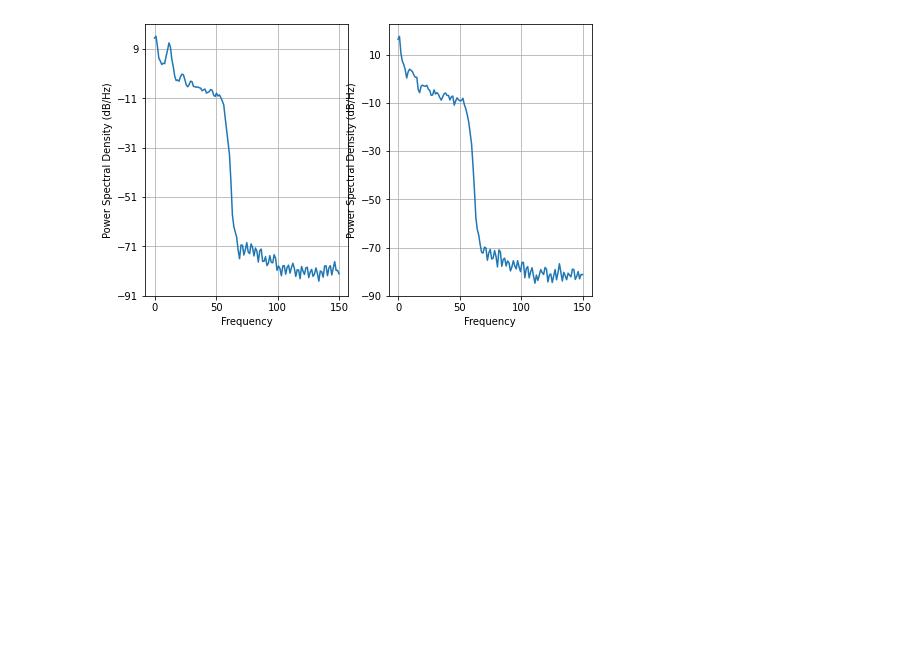
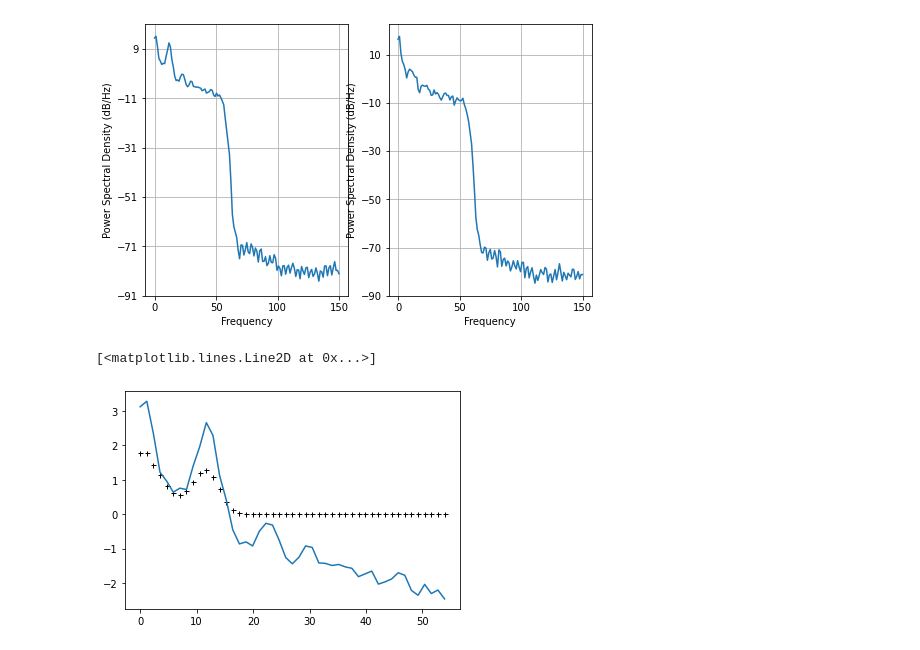
Before and after one commit to AraiKensuke/FitSpectrum, a Jupyter notebook: FitPowerSpec.ipynb, the cells around one changed output. Saved outputs shown, nothing was run; the diff lists cells and outputs as text; code cells hidden in the pictures; blank space fills up the shorter version.

```diff
--- a/FitPowerSpec.ipynb
+++ b/FitPowerSpec.ipynb
@@ -1,12 +1,12 @@
 # %% [markdown]
 <a href="https://colab.research.google.com/github/AraiKensuke/FitSpectrum/blob/master/FitPowerSpec.ipynb" target="_parent"><img src="https://colab.research.google.com/assets/colab-badge.svg" alt="Open In Colab"/></a>
 # %%
-!pip install nitime              #
-!pip install arviz==0.5.1        # pymc3 on Colab is v3.7.  We need old version of arviz
+#!pip install nitime              #
+#!pip install arviz==0.5.1        # pymc3 on Colab is v3.7.  We need old version of arviz
 
 import sys
 import importlib
-import buildsignal as bs
+#import buildsignal as bs
 
 if importlib.util.find_spec("FitSpectrum") is None:
   %cd /content
@@ -39,7 +39,7 @@ def do_fit_psd(f_at_obs, log_psd):
 
     error = pm.HalfNormal("error", sigma=0.3)
     ####  Gaussian noise assumed on top of a/(f+b) shape
-    gauss=pm.Deterministic('gauss',amp1*_N.exp(-0.5*(f_psd-mu1)**2/(width1**2))+amp2*_N.exp(-0.5*(f_psd-mu2)**2/(width2**2))+amp3*_N.exp(-0.5*(f_psd-mu3)**2/(width3**2))+a/(f_psd+b))
+    gauss=pm.Deterministic('gauss',amp1*_N.exp(-0.5*(f_at_obs-mu1)**2/(width1**2))+amp2*_N.exp(-0.5*(f_at_obs-mu2)**2/(width2**2))+amp3*_N.exp(-0.5*(f_at_obs-mu3)**2/(width3**2))+a/(f_at_obs+b))
 
     y =pm.Normal('y', mu=gauss, sigma=error, observed=log_psd)
 
@@ -151,3 +154,13 @@ fig.add_subplot(1, 2, 2)
 eeg_psd2, eeg_f_psd2 = plt.psd(eeg[4500:, eeg_channel], Fs=300)
 # %% [output]
 [figure]
+# %%
+theseInds = _N.where(eeg_f_psd1 < 55)[0]
+
+#trace = do_fit_psd(eeg_f_psd1[theseInds], _N.log(eeg_psd1[theseInds]))
+y_fit = _N.percentile(trace.gauss,50,axis=0)
+plt.plot(eeg_f_psd1[theseInds], y_fit,'k', marker='+', ls='None', ms=5, mew=1, label='Fit')
+plt.plot(eeg_f_psd1[theseInds], _N.log(eeg_psd1[theseInds]))
+# %% [output]
+[<matplotlib.lines.Line2D at 0x...>]
+[figure, added]
```
Also changed, not shown: parts of 6 cells of this notebook.
